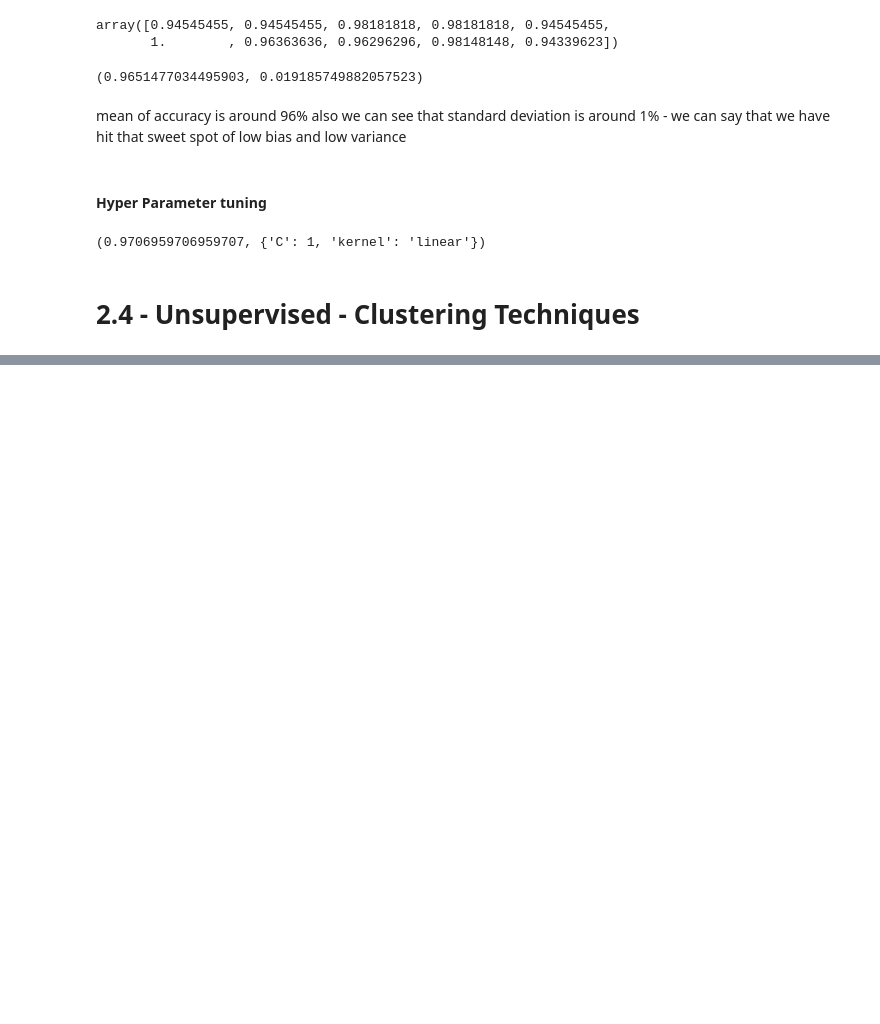
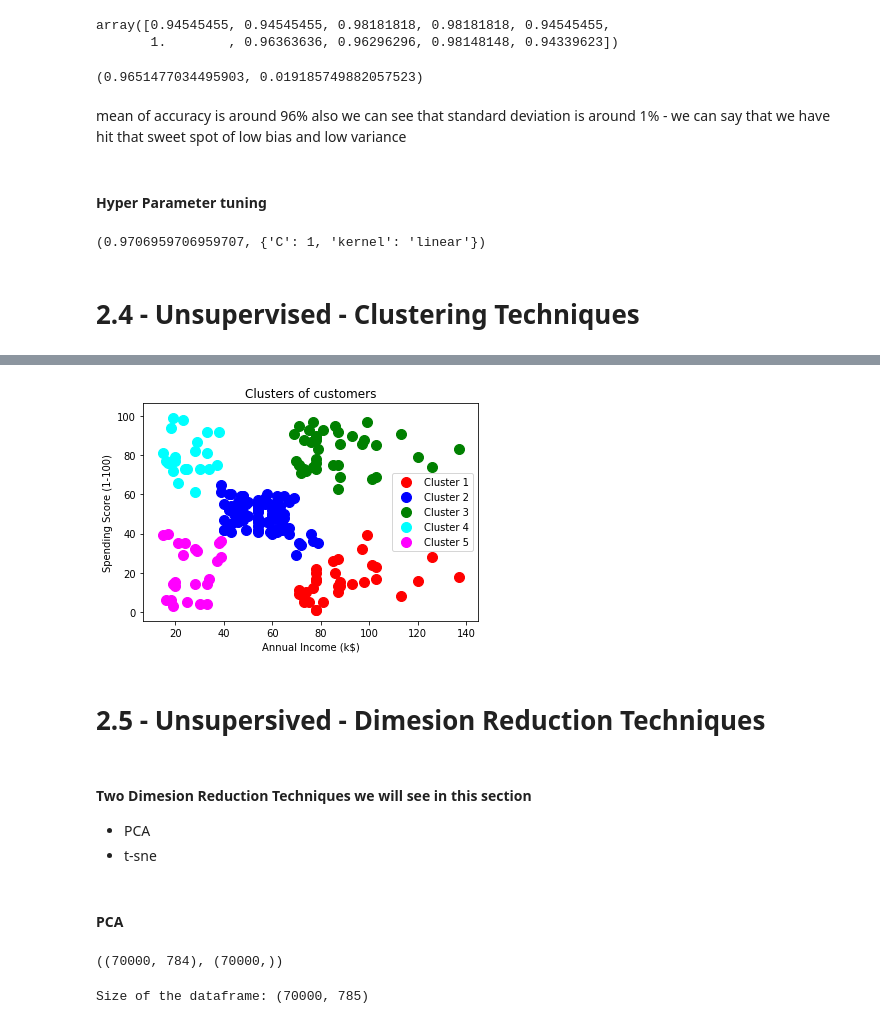
Before and after one commit to aritrasen87/CU_DataScience, a Jupyter notebook: DataScience_With_Python_CU.ipynb, the cells around one changed output, grey strips where cells are left out. Saved outputs shown, nothing was run; the diff lists cells and outputs as text; code cells hidden in the pictures; blank space fills up the shorter version.

```diff
--- a/DataScience_With_Python_CU.ipynb
+++ b/DataScience_With_Python_CU.ipynb
@@ -975,0 +1043,47 @@ best_accuracy , best_parameters
+# %%
+# Visualising the clusters
+plt.scatter(X[y_hc == 0, 0], X[y_hc == 0, 1], s = 100, c = 'red', label = 'Cluster 1')
+plt.scatter(X[y_hc == 1, 0], X[y_hc == 1, 1], s = 100, c = 'blue', label = 'Cluster 2')
+plt.scatter(X[y_hc == 2, 0], X[y_hc == 2, 1], s = 100, c = 'green', label = 'Cluster 3')
+plt.scatter(X[y_hc == 3, 0], X[y_hc == 3, 1], s = 100, c = 'cyan', label = 'Cluster 4')
+plt.scatter(X[y_hc == 4, 0], X[y_hc == 4, 1], s = 100, c = 'magenta', label = 'Cluster 5')
+plt.title('Clusters of customers')
+plt.xlabel('Annual Income (k$)')
+plt.ylabel('Spending Score (1-100)')
+plt.legend()
+plt.show()
+# %% [output]
+[figure, added]
+# %% [markdown]
+# 2.5 - Unsupersived - Dimesion Reduction Techniques
+# %% [markdown]
+#### Two Dimesion Reduction Techniques we will see in this section
+
+- PCA
+- t-sne
+# %% [markdown]
+#### PCA
+# %%
+from sklearn.datasets import fetch_mldata
+
+mnist = fetch_mldata("MNIST original")
+X = mnist.data / 255.0
+y = mnist.target
+
+X.shape, y.shape
+# %% [output]
+((70000, 784), (70000,))
+# %%
+import pandas as pd
+
+feat_cols = [ 'pixel'+str(i) for i in range(X.shape[1]) ]
+
+df = pd.DataFrame(X,columns=feat_cols)
+df['label'] = y
+df['label'] = df['label'].apply(lambda i: str(i))
+
+X, y = None, None
+
+print('Size of the dataframe: {}'.format(df.shape))
+# %% [output]
+Size of the dataframe: (70000, 785)
```
Also changed, not shown: parts of 20 cells of this notebook, 1 other file.
